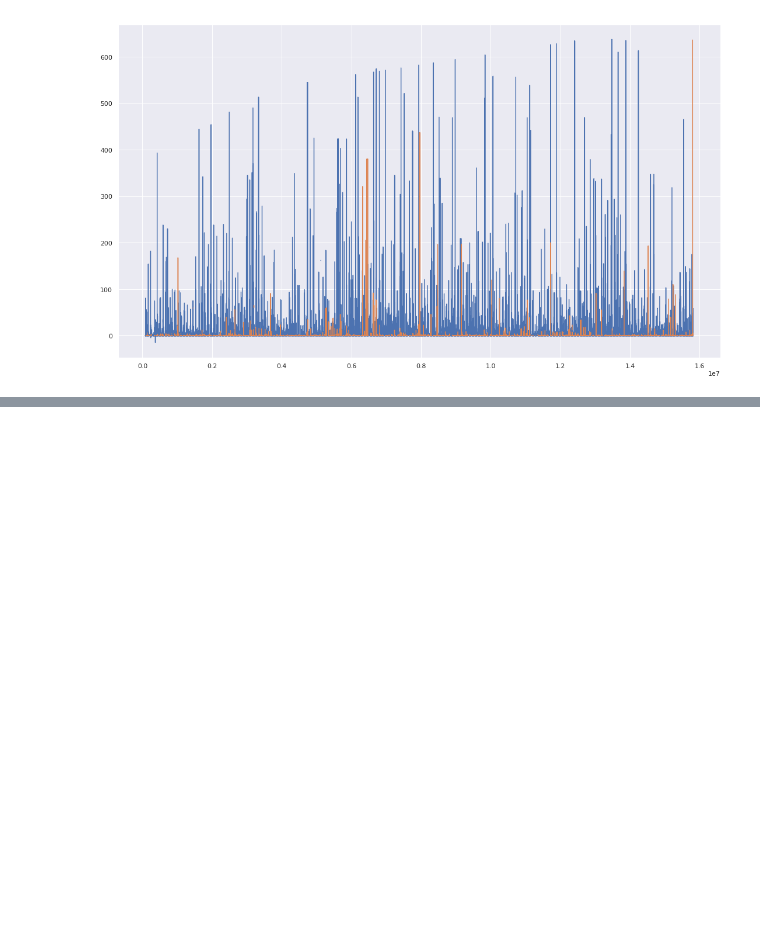
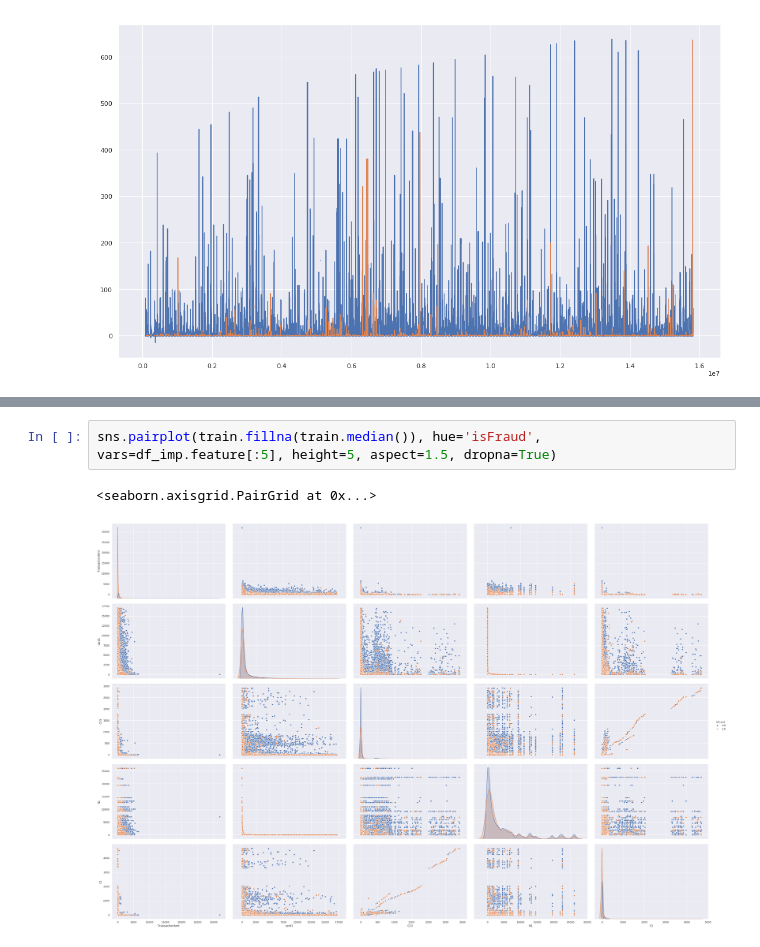
Before and after one commit to rodgomrod/kaggle_ieee_fraud, a Jupyter notebook: exploring_features_2nd_round.ipynb, the cells around one changed output, grey strips where cells are left out. Cells and saved outputs as stored; diff of their text form; blank space fills up the shorter version.

```diff
--- a/exploring_features_2nd_round.ipynb
+++ b/exploring_features_2nd_round.ipynb
@@ -186,0 +178,5 @@ plt.show()
+# %%
+sns.pairplot(train.fillna(train.median()), hue='isFraud', vars=df_imp.feature[:5], height=5, aspect=1.5, dropna=True)
+# %% [output]
+<seaborn.axisgrid.PairGrid at 0x...>
+[figure, added]
```
Also changed, not shown: parts of 26 cells of this notebook, 1 other file.
